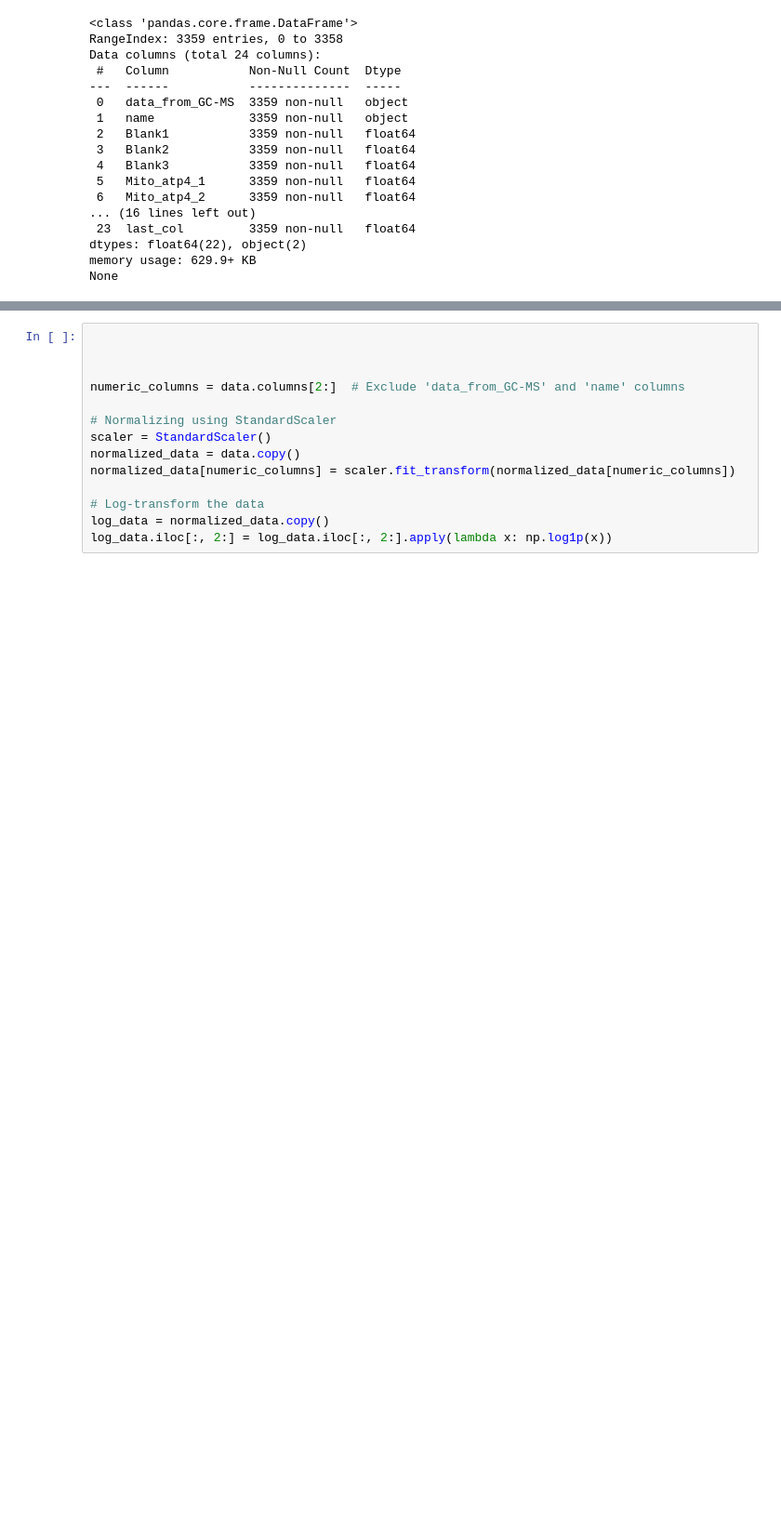
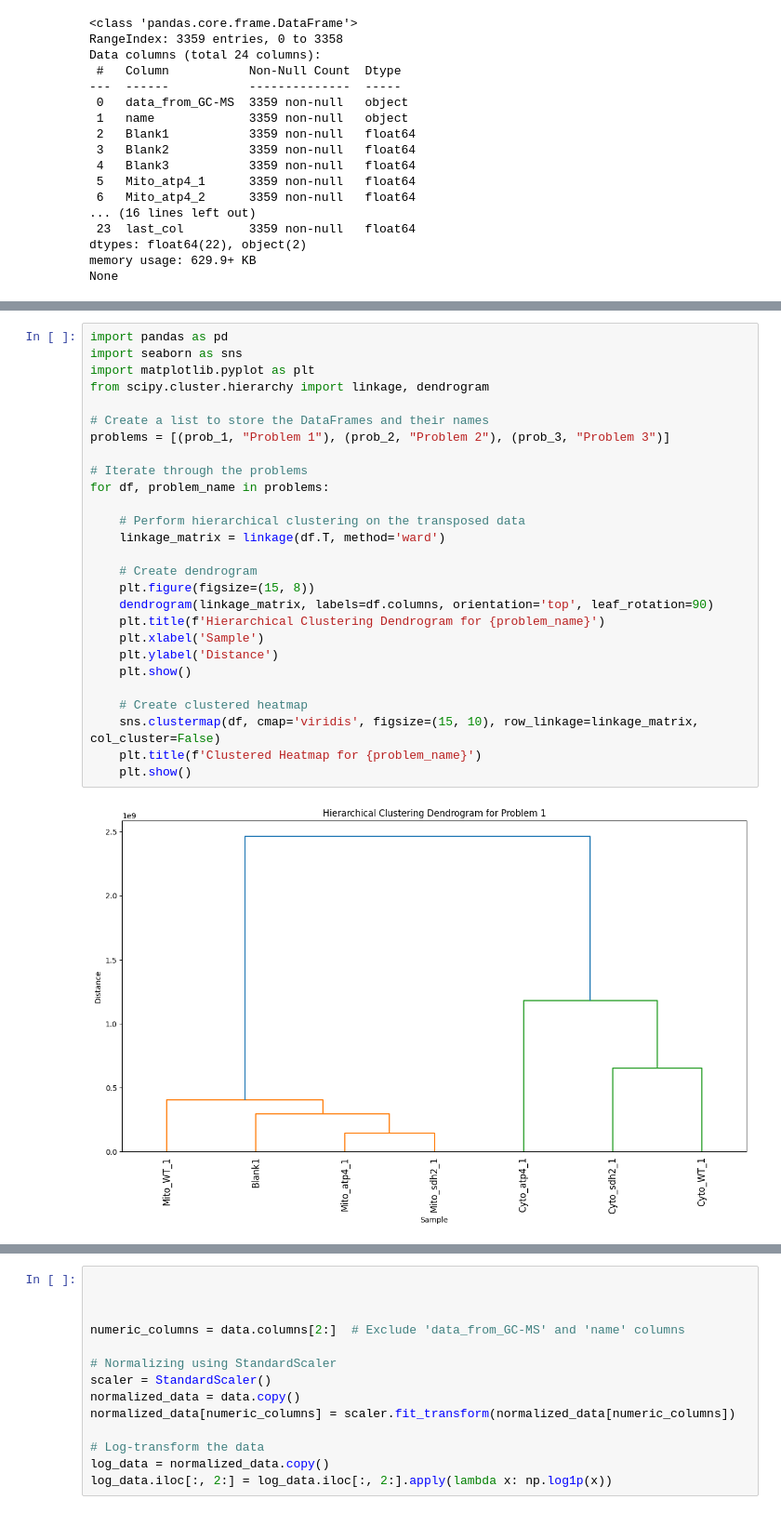
Before and after one commit to kris96tian/MULTI_OMICS, a Jupyter notebook: data_from_GC_MS.ipynb, the cells around one changed output, grey strips where cells are left out. Shown at 93% size. Saved outputs shown, nothing was run; the diff lists cells and outputs as text; blank space fills up the shorter version.

```diff
--- a/data_from_GC_MS.ipynb
+++ b/data_from_GC_MS.ipynb
@@ -47,0 +361,29 @@ None
+# %%
+import pandas as pd
+import seaborn as sns
+import matplotlib.pyplot as plt
+from scipy.cluster.hierarchy import linkage, dendrogram
+
+# Create a list to store the DataFrames and their names
+problems = [(prob_1, "Problem 1"), (prob_2, "Problem 2"), (prob_3, "Problem 3")]
+
+# Iterate through the problems
+for df, problem_name in problems:
+
+    # Perform hierarchical clustering on the transposed data
+    linkage_matrix = linkage(df.T, method='ward')
+
+    # Create dendrogram
+    plt.figure(figsize=(15, 8))
+    dendrogram(linkage_matrix, labels=df.columns, orientation='top', leaf_rotation=90)
+    plt.title(f'Hierarchical Clustering Dendrogram for {problem_name}')
+    plt.xlabel('Sample')
+    plt.ylabel('Distance')
+    plt.show()
+
+    # Create clustered heatmap
+    sns.clustermap(df, cmap='viridis', figsize=(15, 10), row_linkage=linkage_matrix, col_cluster=False)
+    plt.title(f'Clustered Heatmap for {problem_name}')
+    plt.show()
+# %% [output]
+[figure, added]
```
Also changed, not shown: parts of 13 cells of this notebook.
